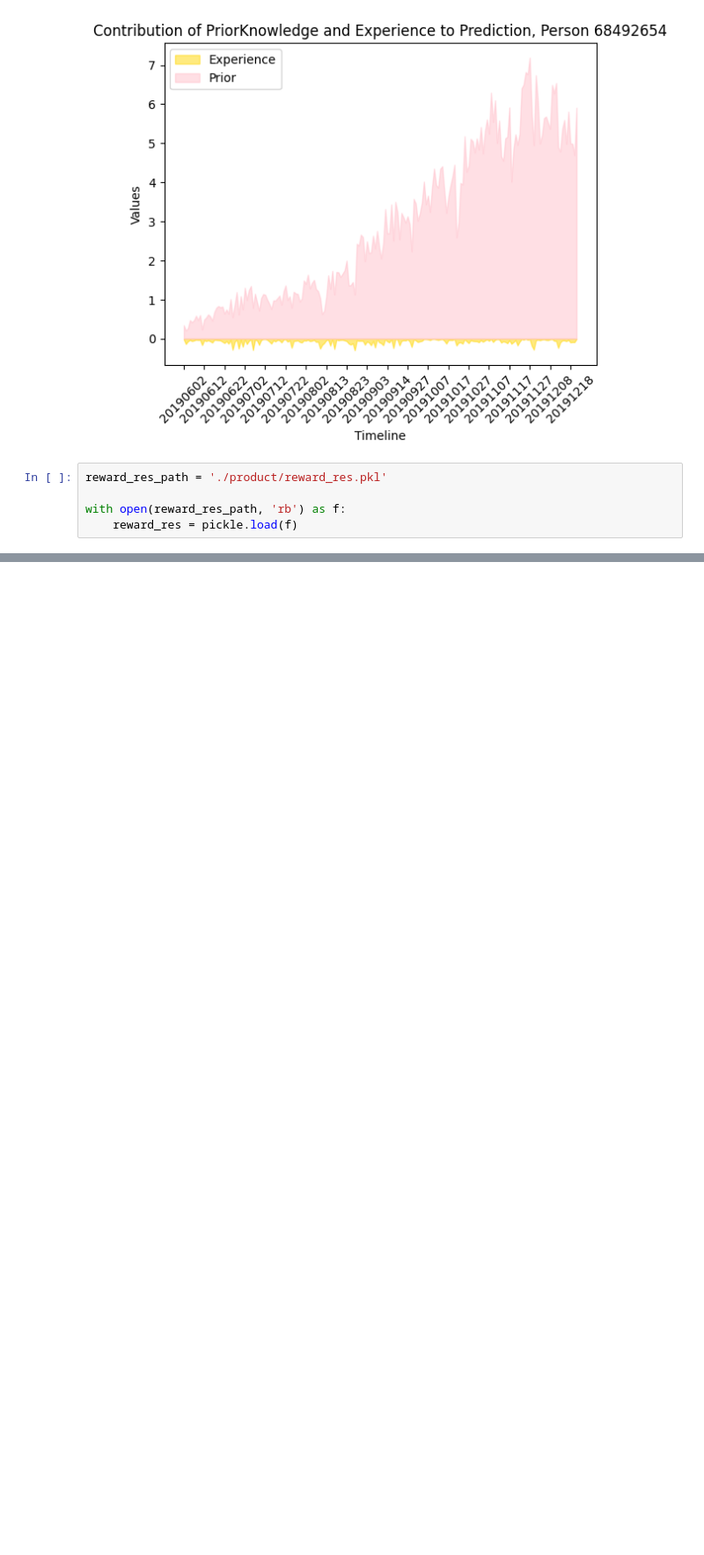
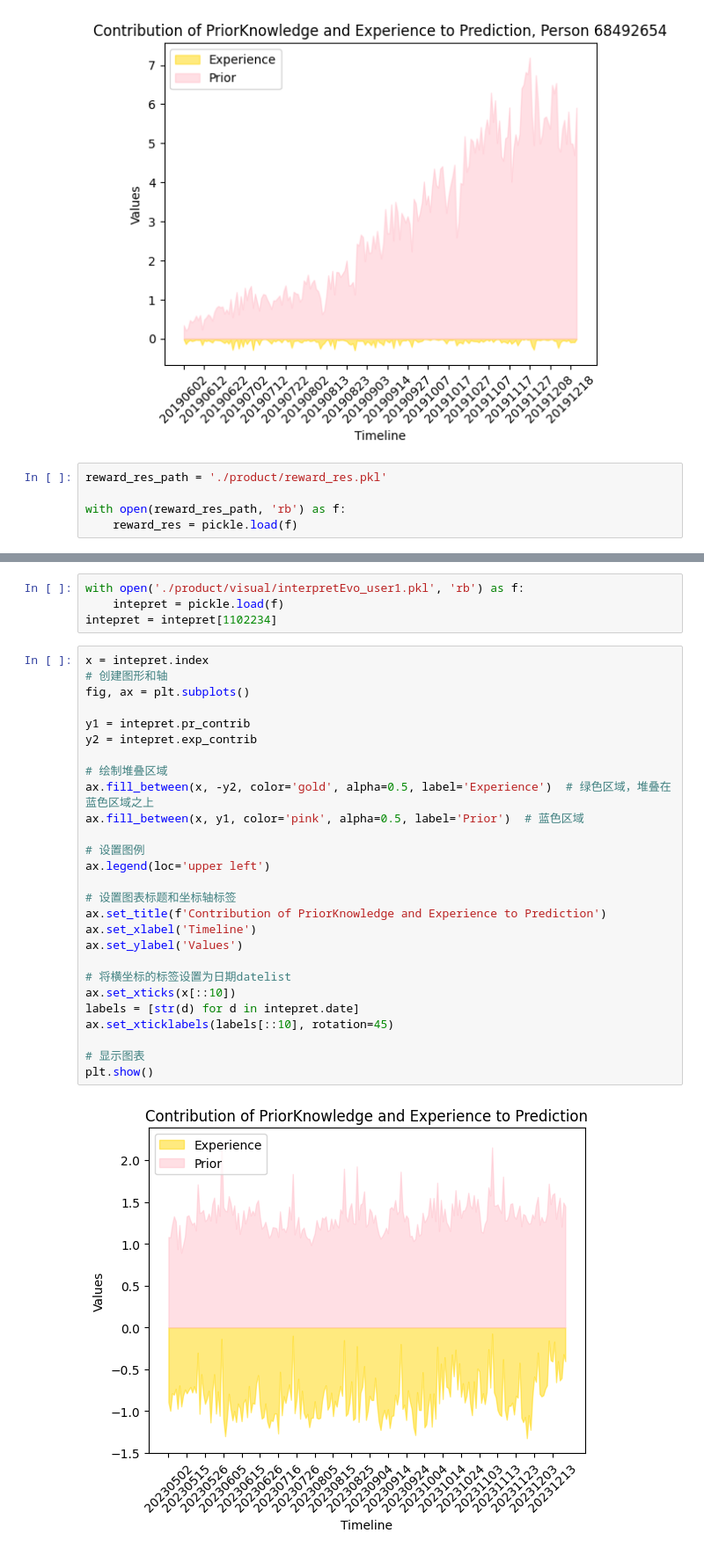
Before and after one commit to BoyangL1/spatial_cognitive, a Jupyter notebook: Analysis/Explain.ipynb, the cells around one changed output, grey strips where cells are left out. Shown at 88% size. Saved outputs shown, nothing was run; the diff lists cells and outputs as text; blank space fills up the shorter version.

```diff
--- a/Analysis/Explain.ipynb
+++ b/Analysis/Explain.ipynb
@@ -396,0 +458,33 @@ with open(reward_res_path, 'rb') as f:
+# %%
+with open('./product/visual/interpretEvo_user1.pkl', 'rb') as f:
+    intepret = pickle.load(f)
+intepret = intepret[1102234]
+# %%
+x = intepret.index
+# 创建图形和轴
+fig, ax = plt.subplots()
+
+y1 = intepret.pr_contrib
+y2 = intepret.exp_contrib
+
+# 绘制堆叠区域
+ax.fill_between(x, -y2, color='gold', alpha=0.5, label='Experience')  # 绿色区域，堆叠在蓝色区域之上
+ax.fill_between(x, y1, color='pink', alpha=0.5, label='Prior')  # 蓝色区域
+
+# 设置图例
+ax.legend(loc='upper left')
+
+# 设置图表标题和坐标轴标签
+ax.set_title(f'Contribution of PriorKnowledge and Experience to Prediction')
+ax.set_xlabel('Timeline')
+ax.set_ylabel('Values')
+
+# 将横坐标的标签设置为日期datelist
+ax.set_xticks(x[::10])
+labels = [str(d) for d in intepret.date]
+ax.set_xticklabels(labels[::10], rotation=45)
+
+# 显示图表
+plt.show()
+# %% [output]
+[figure, added]
```
Also changed, not shown: parts of 21 cells of this notebook.
